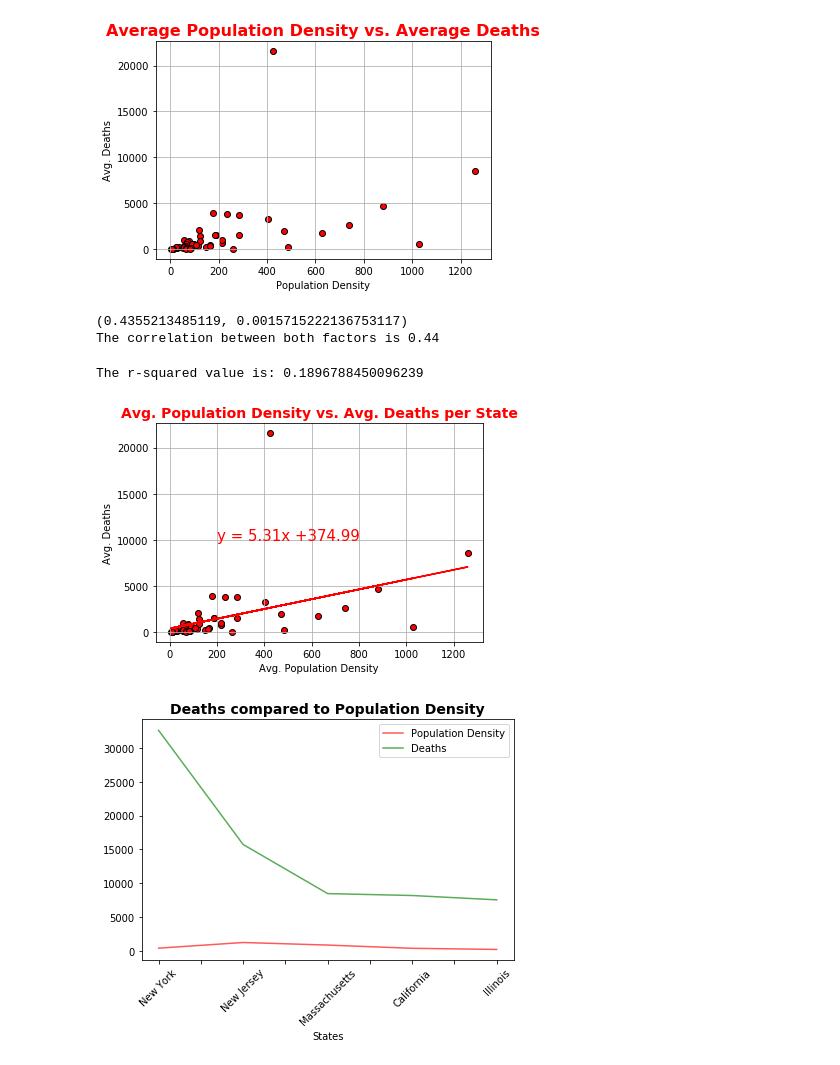
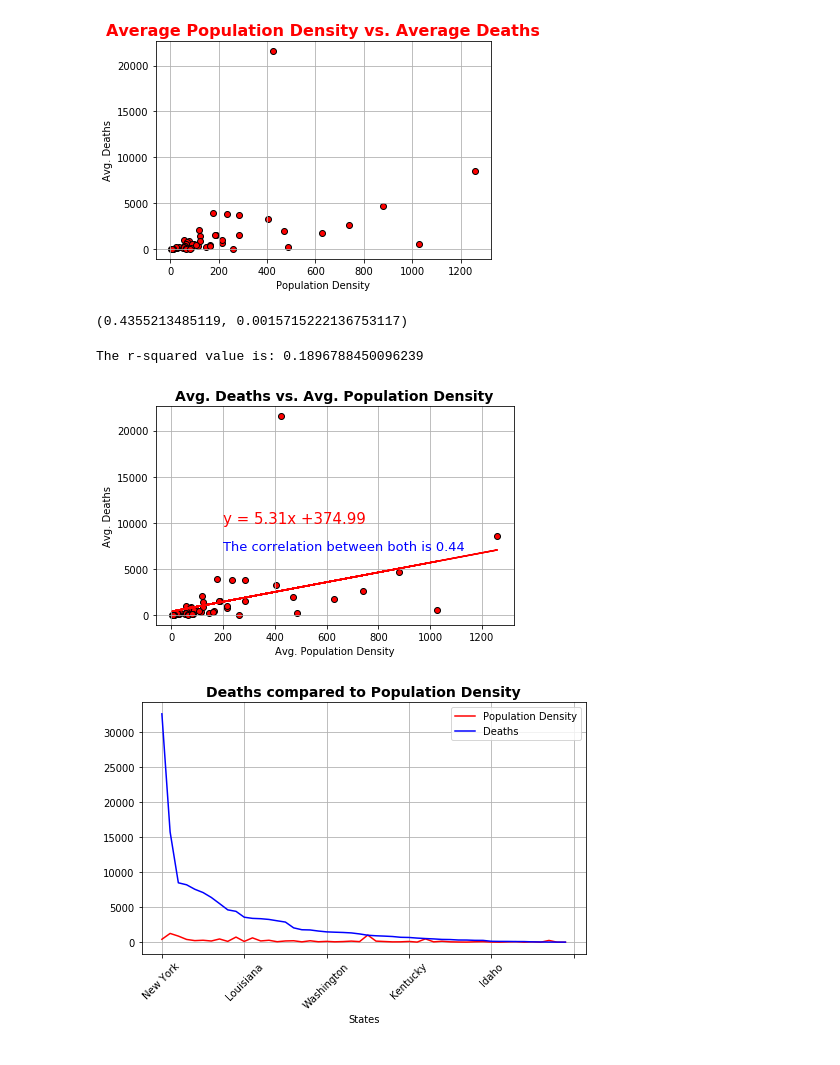
Before and after one commit to phantomsoul1/python-covid-challenge, a Jupyter notebook: JupyterNotebooks/Jake/Deaths_By_Pop_Density.ipynb, the cells around one changed output. Saved outputs shown, nothing was run; the diff lists cells and outputs as text; code cells hidden in the pictures.

```diff
--- a/JupyterNotebooks/Jake/Deaths_By_Pop_Density.ipynb
+++ b/JupyterNotebooks/Jake/Deaths_By_Pop_Density.ipynb
@@ -99,3 +121,6 @@ deaths_by_pop_density
 | Massachusetts | 880.152360 | 8484 |
 | California | 403.176406 | 8201 |
 | Illinois | 233.446533 | 7560 |
+# %%
+deaths_by_pop_density_df = pop_density_df.sort_values("Deaths", ascending = False)
+deaths_by_pop_density_df
@@ -148,10 +192,9 @@ plt.show()
 # %%
 correlation = st.pearsonr(avg_pop_den, avg_death)
 print(correlation)
-print(f"The correlation between both factors is {round(correlation[0], 2)}")
+corr = (f"The correlation between both is {round(correlation[0], 2)}")
 # %% [output]
 (0.4355213485119, 0.0015715222136753117)
-The correlation between both factors is 0.44
 # %%
 x_values = avg_pop_den
 y_values = avg_death
@@ -161,8 +204,9 @@ line_eq = "y = " + str(round(slope, 2)) + "x +" + str(round(intercept, 2))
 plt.scatter(x_values, y_values, marker = "o", facecolors = "red", edgecolors = "black")
 plt.plot(x_values, regress_values, "r-")
 plt.annotate(line_eq, (200, 10000), fontsize = 15, color = "red")
+plt.annotate(corr, (200, 7000), fontsize = 13, color = "blue")
 plt.grid()
-plt.title("Avg. Population Density vs. Avg. Deaths per State", fontsize = 14, fontweight = "bold", color = "r")
+plt.title("Avg. Deaths vs. Avg. Population Density", fontsize = 14, fontweight = "bold")
 plt.xlabel("Avg. Population Density")
 plt.ylabel("Avg. Deaths")
 print(f"The r-squared value is: {rvalue**2}")
@@ -171,15 +215,16 @@ plt.savefig("Avg. Population Density vs. Avg. Deaths per State.png")
 plt.show()
 # %% [output]
 The r-squared value is: 0.1896788450096239
-[figure, old version]
+[figure, new version]
 # %%
-deaths_by_pop_density.plot(kind = "line", alpha = 0.65, color = ("r", "g"), figsize = (6, 5), legend = True)
+deaths_by_pop_density_df.plot(kind = "line", alpha = 1.0, color = ("r", "b"), figsize = (7, 5), legend = True)
 plt.title("Deaths compared to Population Density", fontsize= 14, fontweight = "bold")
 plt.xlabel("States")
 plt.xticks(rotation = 45)
+plt.grid()
 plt.tight_layout()
-plt.savefig("Deaths compared to Population Density.png")
+plt.savefig("LG - Deaths compared to Population Density.png")
 plt.show()
 # %% [output]
-[figure, old version]
+[figure, new version]
 # %%
```
Also changed, not shown: parts of 5 cells of this notebook, 6 other files.
